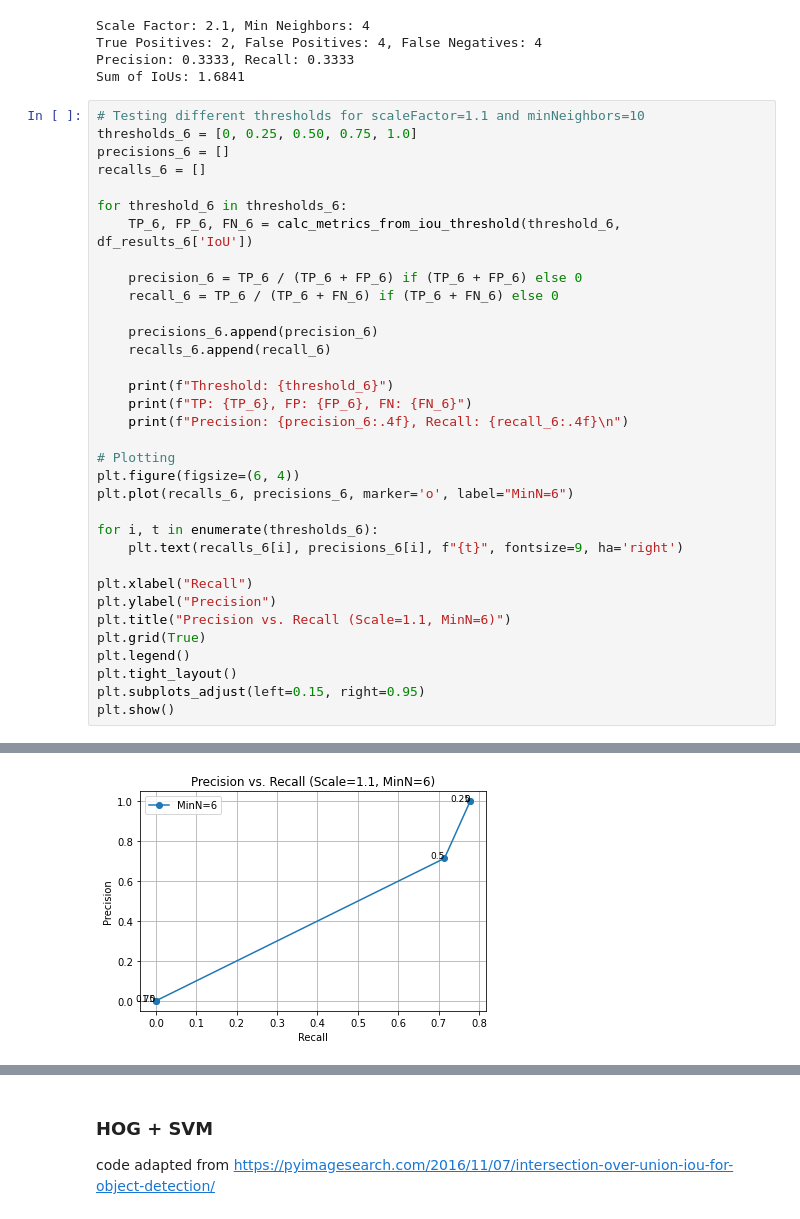
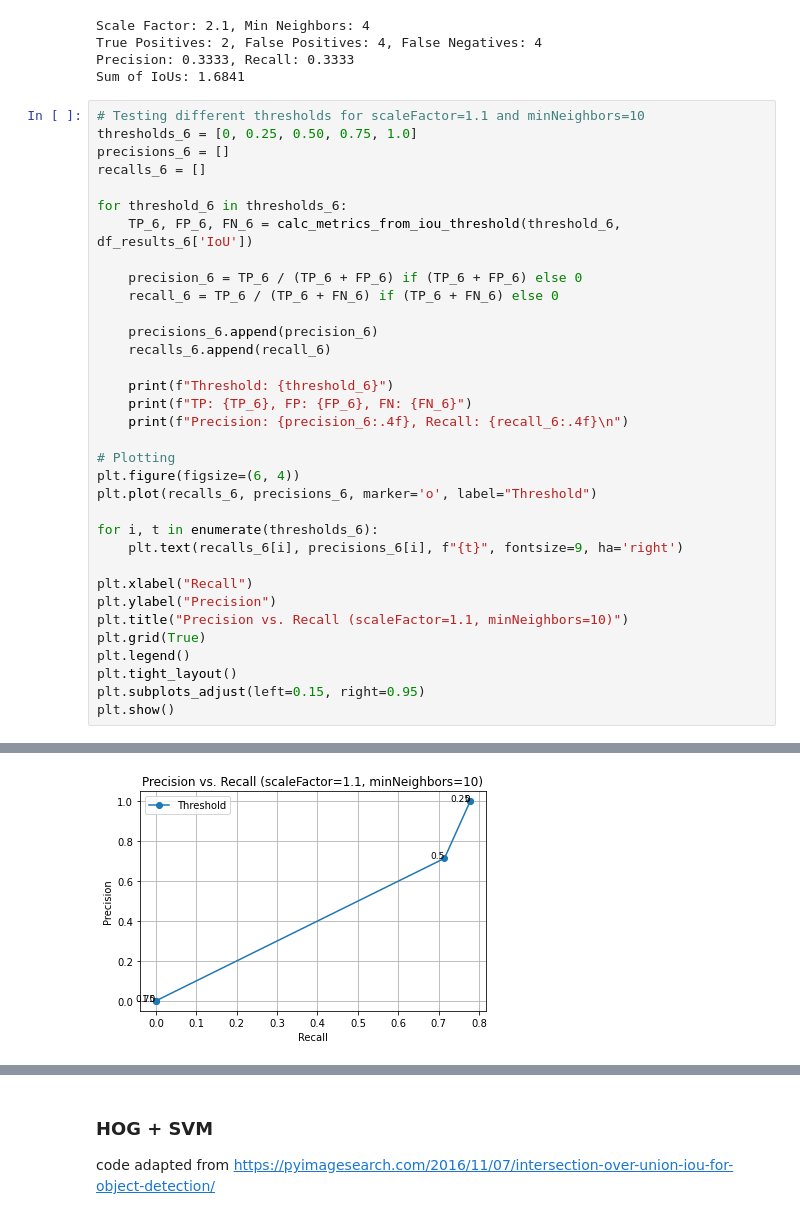
Before and after one commit to suxxmjz/encm-509-final-project, a Jupyter notebook: face_detection.ipynb, the cells around one changed output, grey strips where cells are left out. Drawn from its saved outputs; the diff is of its cells as text.

```diff
--- a/face_detection.ipynb
+++ b/face_detection.ipynb
@@ -654,40 +654,40 @@ for threshold_6 in thresholds_6:
 
 # Plotting
 plt.figure(figsize=(6, 4))
-plt.plot(recalls_6, precisions_6, marker='o', label="MinN=6")
+plt.plot(recalls_6, precisions_6, marker='o', label="Threshold")
 
 for i, t in enumerate(thresholds_6):
     plt.text(recalls_6[i], precisions_6[i], f"{t}", fontsize=9, ha='right')
 
 plt.xlabel("Recall")
 plt.ylabel("Precision")
-plt.title("Precision vs. Recall (Scale=1.1, MinN=6)")
+plt.title("Precision vs. Recall (scaleFactor=1.1, minNeighbors=10)")
 plt.grid(True)
 plt.legend()
 plt.tight_layout()
 plt.subplots_adjust(left=0.15, right=0.95)
 plt.show()
 # %% [output]
 Threshold: 0
 TP: 7, FP: 0, FN: 2
 Precision: 1.0000, Recall: 0.7778
 
 Threshold: 0.25
 TP: 7, FP: 0, FN: 2
 Precision: 1.0000, Recall: 0.7778
 
 Threshold: 0.5
 TP: 5, FP: 2, FN: 2
 Precision: 0.7143, Recall: 0.7143
 
 Threshold: 0.75
 TP: 0, FP: 7, FN: 2
 Precision: 0.0000, Recall: 0.0000
 
 Threshold: 1.0
 TP: 0, FP: 7, FN: 2
 Precision: 0.0000, Recall: 0.0000
-[figure, old version]
+[figure, new version]
 # %%
 thresholds_6 = [0, 0.25, 0.50, 0.75, 1.0]
 precisions_6 = []
```
Also changed, not shown: parts of 4 cells of this notebook.
